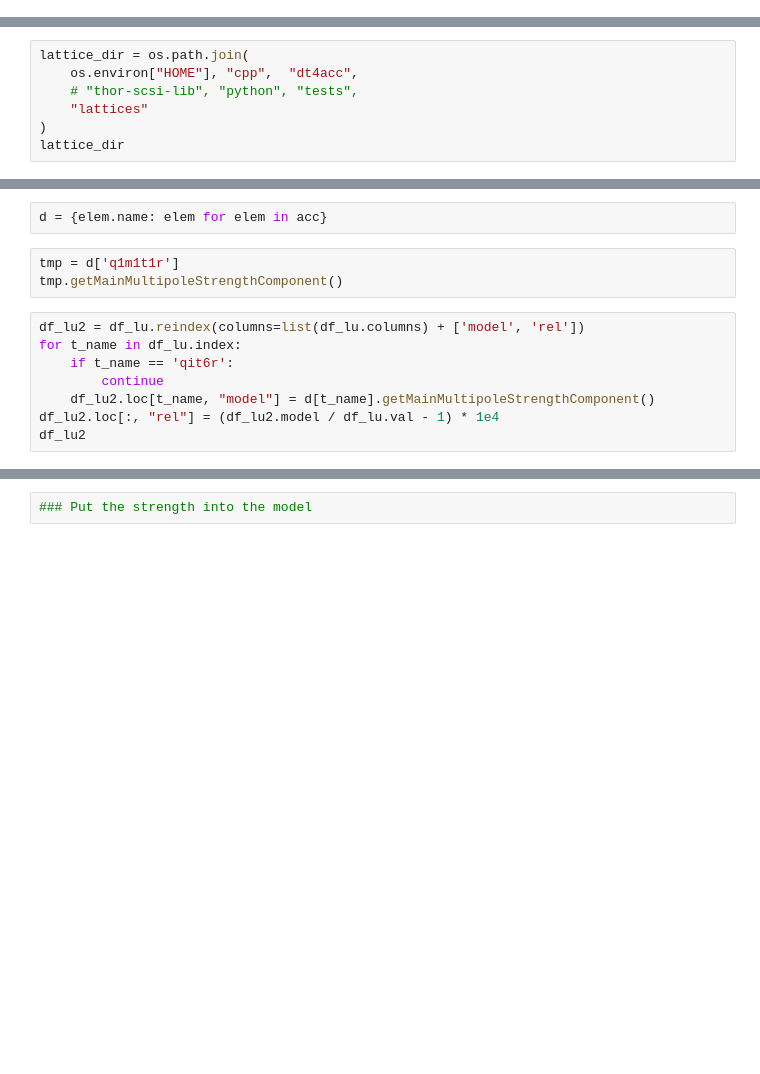
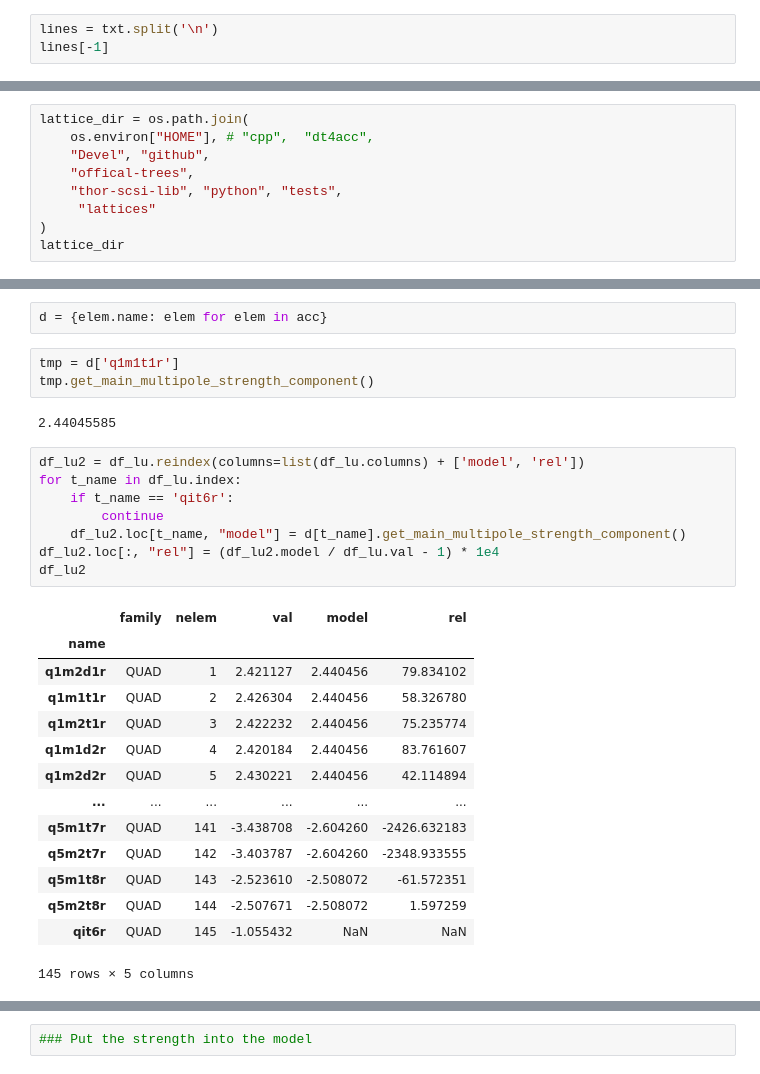
Before and after one commit to hz-b/bact-analysis-bessyii, a Jupyter notebook: notebooks/quadrupole_calibration_factors_from_at.ipynb, the cells around one changed output, grey strips where cells are left out. Drawn from its saved outputs; the diff is of its cells as text; blank space fills up the shorter version.

Commit message:
[TASK] fixed data model

```diff
--- a/notebooks/quadrupole_calibration_factors_from_at.ipynb
+++ b/notebooks/quadrupole_calibration_factors_from_at.ipynb
@@ -425,0 +636,3 @@ lines[-1]
+# %%
+lines = txt.split('\n')
+lines[-1]
@@ -487,8 +740,10 @@ pd.read_json('bessy2_quad_strength_measured_loco.json')
 import os.path
 # %%
 lattice_dir = os.path.join(
-    os.environ["HOME"], "cpp",  "dt4acc",
-    # "thor-scsi-lib", "python", "tests",
-    "lattices"
+    os.environ["HOME"], # "cpp",  "dt4acc",
+    "Devel", "github",
+    "offical-trees",
+    "thor-scsi-lib", "python", "tests",
+     "lattices"
 )
 lattice_dir
@@ -508,15 +782,32 @@ df_lu
 d = {elem.name: elem for elem in acc}
 # %%
 tmp = d['q1m1t1r']
-tmp.getMainMultipoleStrengthComponent()
+tmp.get_main_multipole_strength_component()
+# %% [output]
+2.44045585
 # %%
 df_lu2 = df_lu.reindex(columns=list(df_lu.columns) + ['model', 'rel'])
 for t_name in df_lu.index:
     if t_name == 'qit6r':
         continue
-    df_lu2.loc[t_name, "model"] = d[t_name].getMainMultipoleStrengthComponent()
+    df_lu2.loc[t_name, "model"] = d[t_name].get_main_multipole_strength_component()
 df_lu2.loc[:, "rel"] = (df_lu2.model / df_lu.val - 1) * 1e4
 df_lu2
+# %% [output]
+|  | family | nelem | val | model | rel |
+| name |  |  |  |  |  |
+| q1m2d1r | QUAD | 1 | 2.421127 | 2.440456 | 79.834102 |
+| q1m1t1r | QUAD | 2 | 2.426304 | 2.440456 | 58.326780 |
+| q1m2t1r | QUAD | 3 | 2.422232 | 2.440456 | 75.235774 |
+| q1m1d2r | QUAD | 4 | 2.420184 | 2.440456 | 83.761607 |
+| q1m2d2r | QUAD | 5 | 2.430221 | 2.440456 | 42.114894 |
+| ... | ... | ... | ... | ... | ... |
+| q5m1t7r | QUAD | 141 | -3.438708 | -2.604260 | -2426.632183 |
+| q5m2t7r | QUAD | 142 | -3.403787 | -2.604260 | -2348.933555 |
+| q5m1t8r | QUAD | 143 | -2.523610 | -2.508072 | -61.572351 |
+| q5m2t8r | QUAD | 144 | -2.507671 | -2.508072 | 1.597259 |
+| qit6r | QUAD | 145 | -1.055432 | NaN | NaN |
+145 rows × 5 columns
 # %%
 fig, ax = plt.subplots(1, 1 , figsize=[16, 12])
 df_lu2.rel.plot()
```
Also changed, not shown: parts of 46 cells of this notebook, 3 other files.
